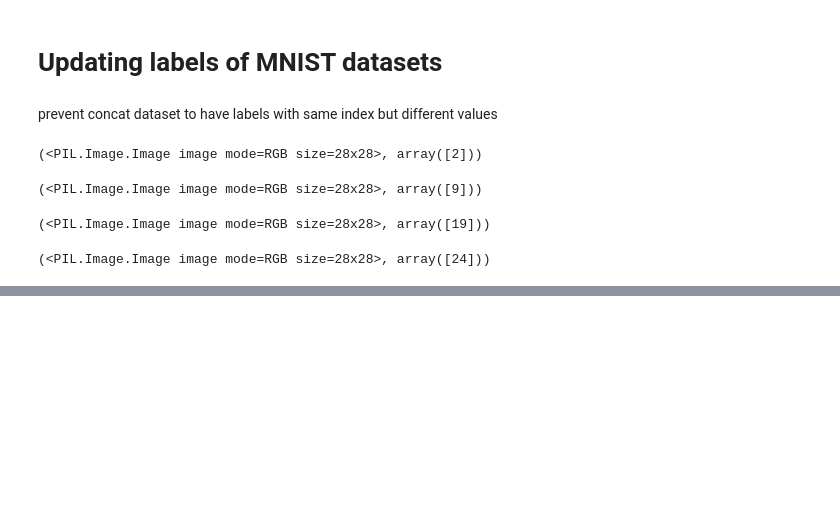
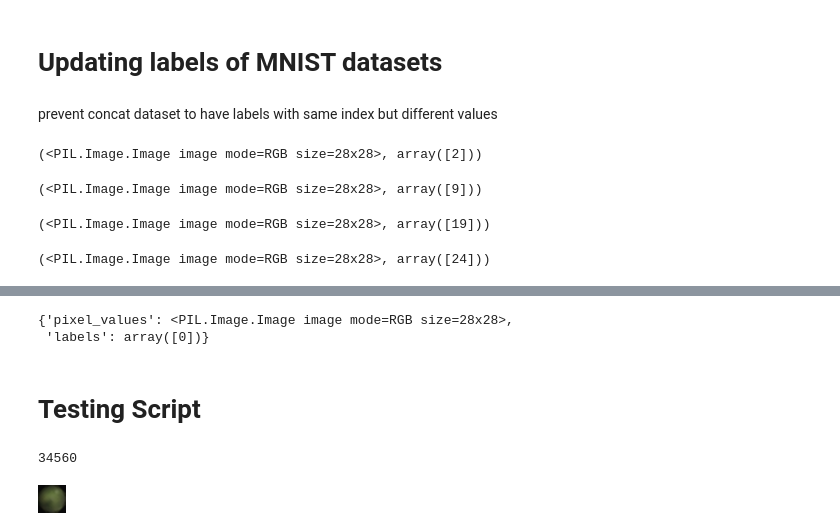
Before and after one commit to LucasColas/CNN-vs-ViT, a Jupyter notebook: concat_mnist.ipynb, the cells around one changed output, grey strips where cells are left out. Drawn from its saved outputs; the diff is of its cells as text; code cells hidden in the pictures; blank space fills up the shorter version.

```diff
--- a/concat_mnist.ipynb
+++ b/concat_mnist.ipynb
@@ -171,0 +296,7 @@ array([24])
+# %%
+train_mnist_dataset[0]
+# %% [output]
+{'pixel_values': <PIL.Image.Image image mode=RGB size=28x28>,
+ 'labels': array([0])}
+# %% [markdown]
+# Testing Script
@@ -171,0 +305,10 @@ array([24])
+# %%
+new_augmented_concat_datasets = ConcatDataset(path_dataset, derma_dataset, blood_dataset, retina_dataset)
+# %%
+len(new_augmented_concat_datasets)
+# %% [output]
+34560
+# %%
+new_augmented_concat_datasets[34559][0]
+# %% [output]
+[figure, added]
```
Also changed, not shown: parts of 21 cells of this notebook, 1 other file.
